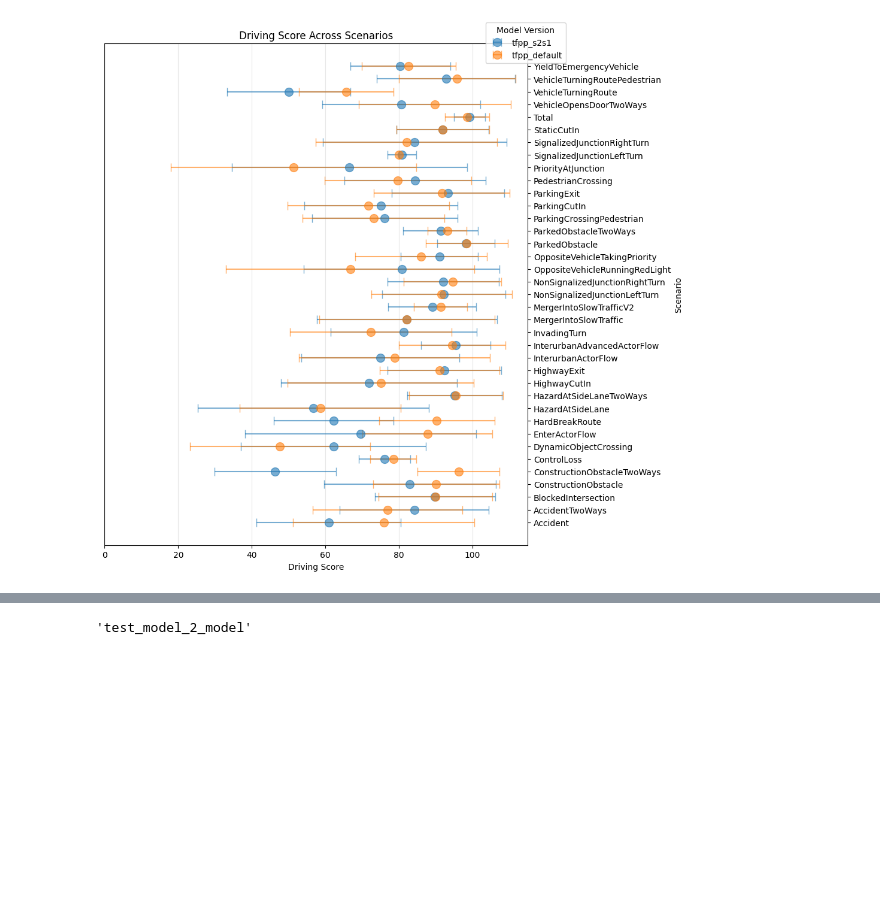
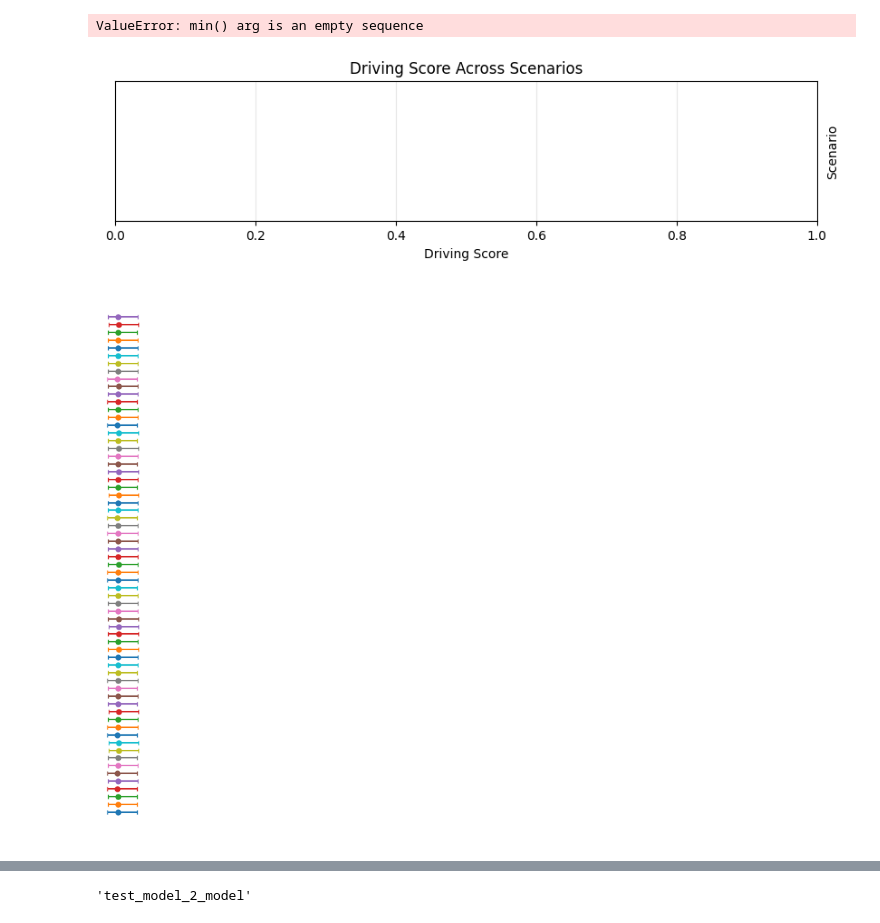
Before and after one commit to andreas122001/AD_specialization_project, a Jupyter notebook: test.ipynb, the cells around one changed output, grey strips where cells are left out. Cells and saved outputs as stored; diff of their text form; code cells hidden in the pictures; blank space fills up the shorter version.

```diff
--- a/test.ipynb
+++ b/test.ipynb
@@ -7,8 +7,8 @@ from collections import defaultdict
 path_template = "evaluation/{}_routes_validation_model_0030/{}_routes_validation_e0_model_0030/results.json"
 
 files = [
-    "tfpp_s2s1",
-    "tfpp_default",
+    # "tfpp_s2s1",
+    # "tfpp_default",
     # "tfpp_static_s5s2"
 ]  # Replace with your files
 score_type = "score_composed"  # Choose score_route, score_penalty, etc.
@@ -54,31 +54,58 @@ for scenario_idx, (scenario, values) in enumerate(scenario_data.items()):
             markersize=10,
             alpha=0.6,
             color=colors[file_idx]
         )
 
 # Customize plot
 plt.yticks(y_pos, scenarios)
 plt.xlabel(score_types[score_type])
 plt.ylabel("Scenario")
 plt.title(f"{score_types[score_type]} Across Scenarios")
 plt.grid(True, axis='x', alpha=0.3)
 
 # Move scenario labels to right side
 ax = plt.gca()
 ax.yaxis.set_label_position("right")
 ax.yaxis.tick_right()
 
 # Adjust x-axis limits
 all_means = [v["Mean"] for scenario in scenario_data.values() for v in scenario]
 all_stds = [v["Std"] for scenario in scenario_data.values() for v in scenario]
 buffer = max(all_stds) * 1.5 if all_stds else 5
 plt.xlim(left=max(0, min(all_means) - buffer),
         right=min(115, max(all_means) + buffer))  # Assuming scores are 0-100
 
 # Add legend
 plt.legend(bbox_to_anchor=(1.1, 1.05), title="Model Version")
 
 plt.tight_layout()
 plt.show()
 # %% [output]
+ValueError: min() arg is an empty sequence
-[figure, old version]
+[figure, new version]
+# %%
+import torch
+cross_weight = ((torch.rand(65, 65) + 1) / 2)*0.2
+maxes, _ = cross_weight.max(dim=0)
+mins, _ = cross_weight.min(dim=0)
+means = cross_weight.mean(dim=0)
+
+plt.figure(figsize=(1, 8))
+plt.axis('off')
+plt.xlim(0, 0.5)
+for i, (min_, max_, mean) in enumerate(zip(mins, maxes, means)):
+    err = np.array([min_.unsqueeze(-1), max_.unsqueeze(-1)])
+    x = mean.unsqueeze(-1).numpy()
+    plt.errorbar(
+        x=x,
+        y=i,
+        xerr=err,
+        fmt='o',
+        capsize=2,
+        label="Cross Weight",
+        markersize=5,
+        alpha=1.0,
+    )
+plt.tight_layout()
+# %% [output]
+[figure, added]
```
Also changed, not shown: parts of 1 cell of this notebook, 9 other files.
